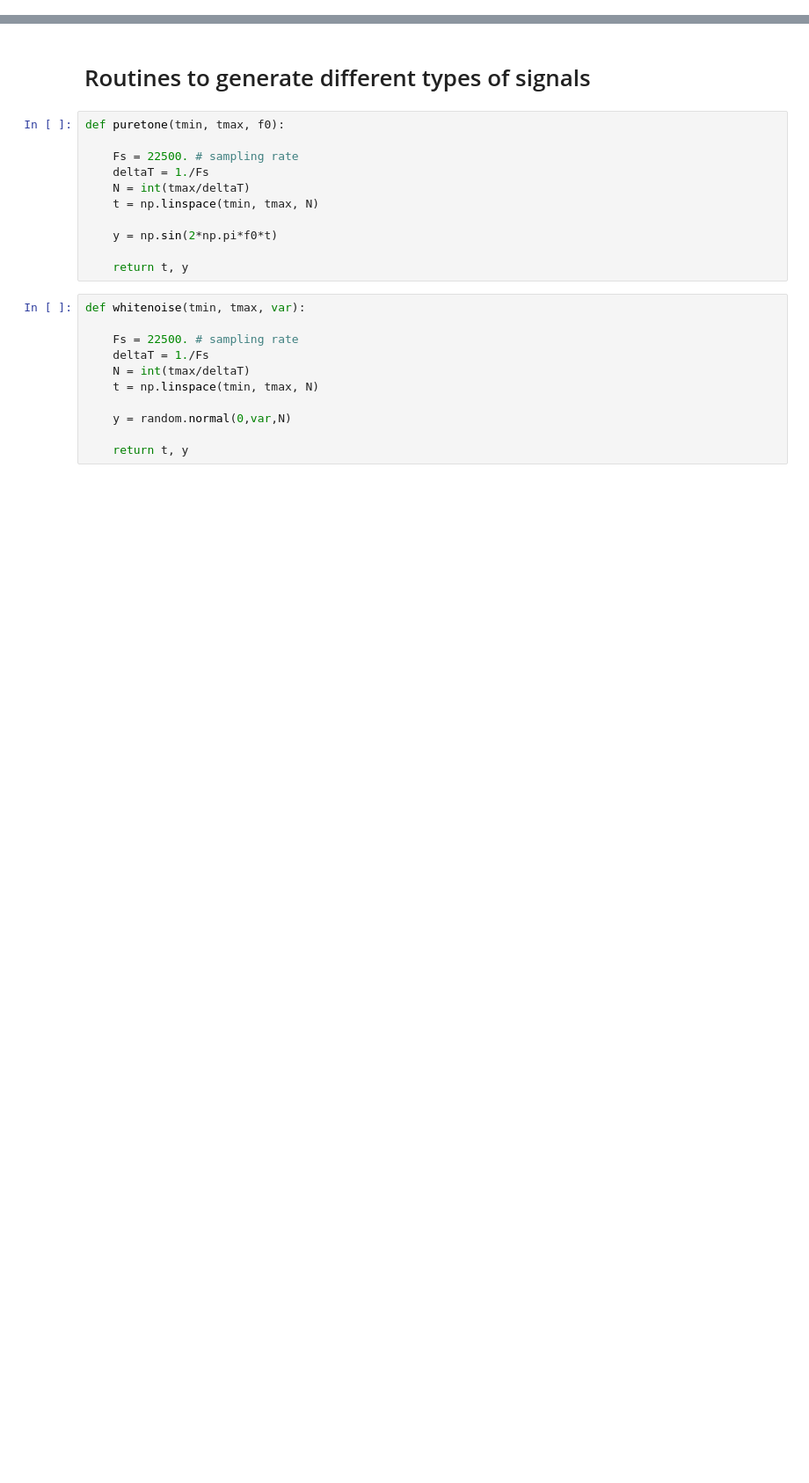
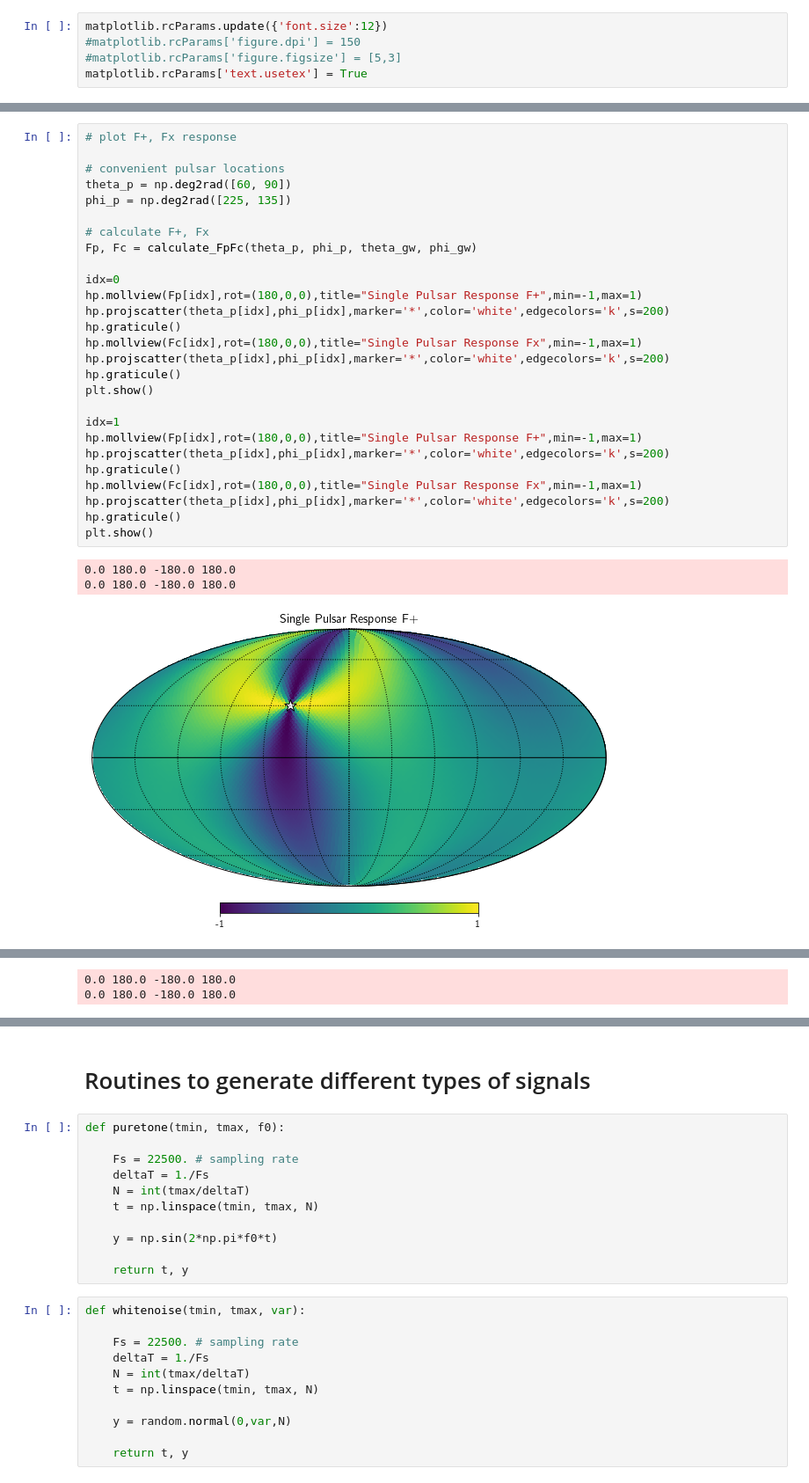
Before and after one commit to josephromano/leshouches, a Jupyter notebook: code/sound_example/sound_signals.ipynb, the cells around one changed output, grey strips where cells are left out. Shown at 88% size. Cells and saved outputs as stored; diff of their text form; blank space fills up the shorter version.

```diff
--- a/code/sound_example/sound_signals.ipynb
+++ b/code/sound_example/sound_signals.ipynb
@@ -26 +30,6 @@ from playsoundfile import *
 %matplotlib inline
+# %%
+matplotlib.rcParams.update({'font.size':12})
+#matplotlib.rcParams['figure.dpi'] = 150
+#matplotlib.rcParams['figure.figsize'] = [5,3]
+matplotlib.rcParams['text.usetex'] = True
@@ -26,0 +77,31 @@ from playsoundfile import *
+# %%
+# plot F+, Fx response
+
+# convenient pulsar locations
+theta_p = np.deg2rad([60, 90])
+phi_p = np.deg2rad([225, 135])
+
+# calculate F+, Fx
+Fp, Fc = calculate_FpFc(theta_p, phi_p, theta_gw, phi_gw)
+
+idx=0
+hp.mollview(Fp[idx],rot=(180,0,0),title="Single Pulsar Response F+",min=-1,max=1)
+hp.projscatter(theta_p[idx],phi_p[idx],marker='*',color='white',edgecolors='k',s=200)
+hp.graticule()
+hp.mollview(Fc[idx],rot=(180,0,0),title="Single Pulsar Response Fx",min=-1,max=1)
+hp.projscatter(theta_p[idx],phi_p[idx],marker='*',color='white',edgecolors='k',s=200)
+hp.graticule()
+plt.show()
+
+idx=1
+hp.mollview(Fp[idx],rot=(180,0,0),title="Single Pulsar Response F+",min=-1,max=1)
+hp.projscatter(theta_p[idx],phi_p[idx],marker='*',color='white',edgecolors='k',s=200)
+hp.graticule()
+hp.mollview(Fc[idx],rot=(180,0,0),title="Single Pulsar Response Fx",min=-1,max=1)
+hp.projscatter(theta_p[idx],phi_p[idx],marker='*',color='white',edgecolors='k',s=200)
+hp.graticule()
+plt.show()
+# %% [output]
+0.0 180.0 -180.0 180.0
+0.0 180.0 -180.0 180.0
+[figure, added]
@@ -26,0 +109,2 @@ from playsoundfile import *
+0.0 180.0 -180.0 180.0
+0.0 180.0 -180.0 180.0
```
Also changed, not shown: parts of 11 cells of this notebook.
